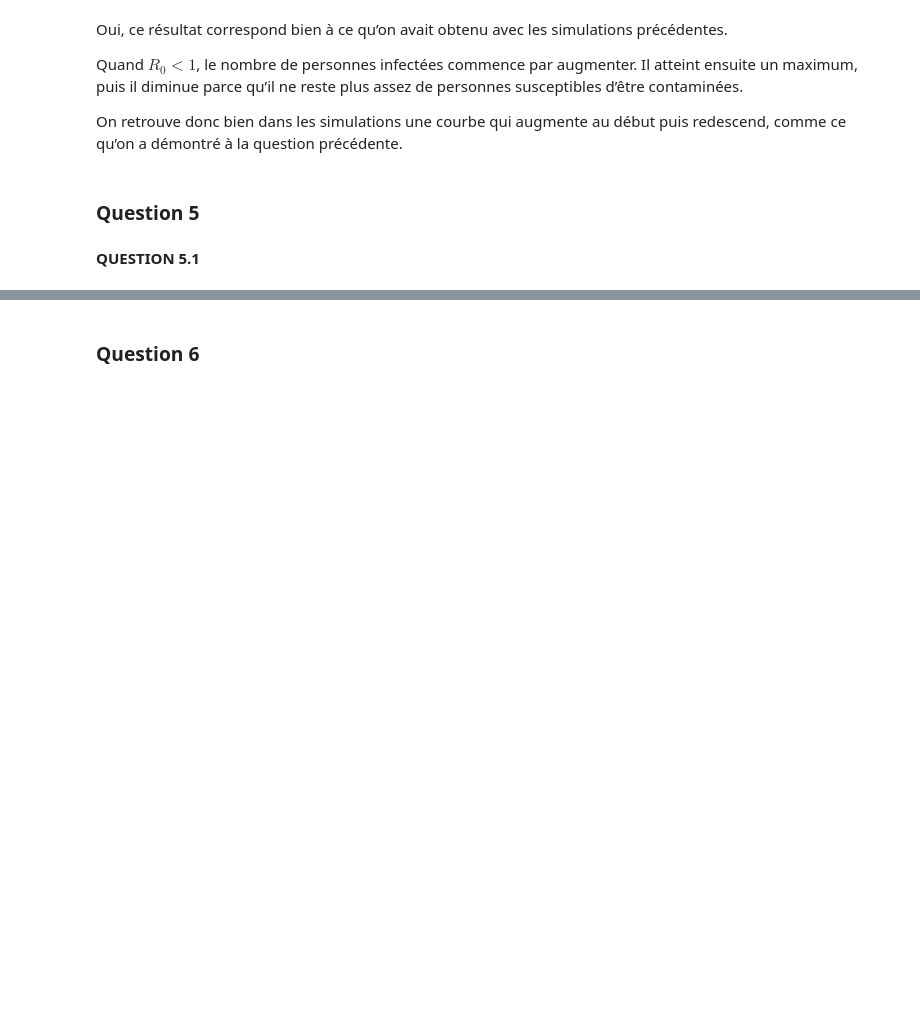
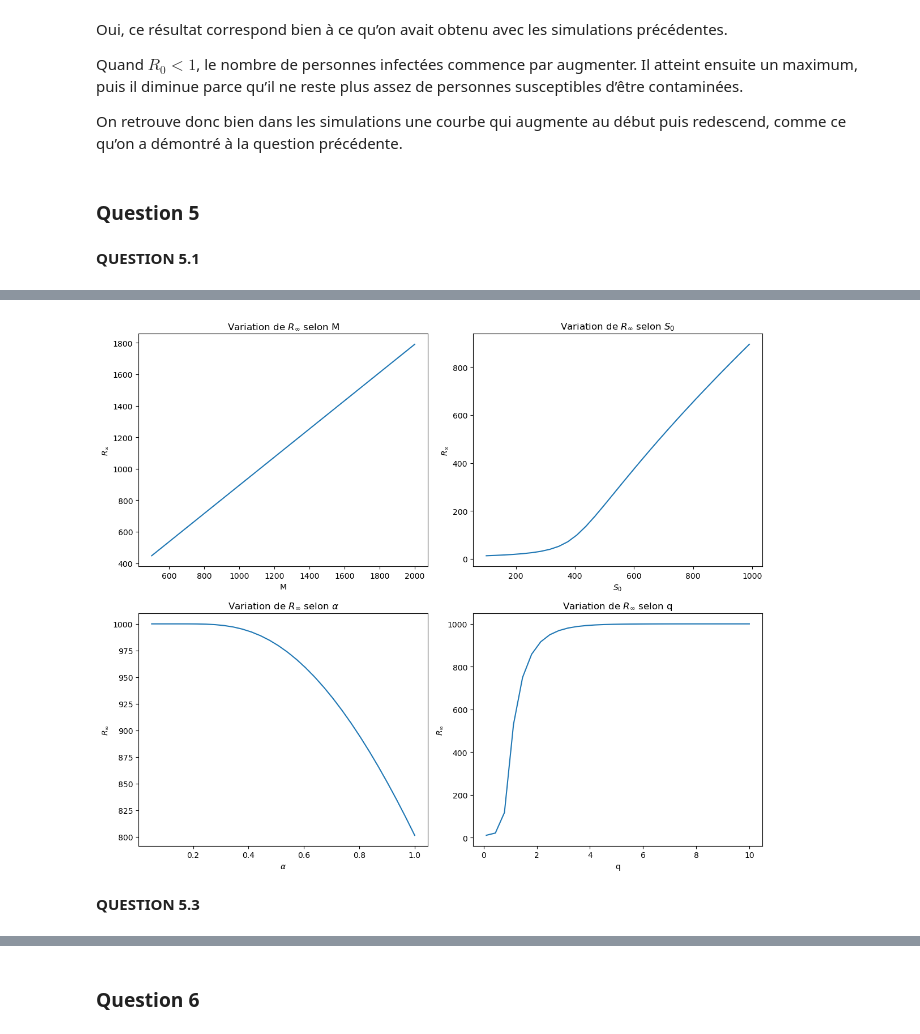
Before and after one commit to kenzalittlegenius/epidemic-propagation-model, a Jupyter notebook: DCC2_SIR_Model.ipynb, the cells around one changed output, grey strips where cells are left out. Drawn from its saved outputs; the diff is of its cells as text; code cells hidden in the pictures; blank space fills up the shorter version.

Commit message:
Update DCC2_SIR_Model.ipynb
question 5 fini

```diff
--- a/DCC2_SIR_Model.ipynb
+++ b/DCC2_SIR_Model.ipynb
@@ -714,0 +754,77 @@ def R_infini(M, S0, I0, q, alpha, T_init=50, facteur=2,
+# %%
+
+import numpy as np
+import matplotlib.pyplot as plt
+
+# Paramètres de départ
+M_ref = 1000
+S0_ref = 990
+I0_ref = 10
+q_ref = 2
+alpha_ref = 0.8
+
+fig, axes = plt.subplots(2, 2, figsize=(12, 10))
+
+
+# Variation de M
+valeurs_M = np.linspace(500, 2000, 30)
+
+valeurs_R = [
+    R_infini(M, 0.99 * M, 0.01 * M, q_ref, alpha_ref)
+    for M in valeurs_M
+]
+
+axes[0, 0].plot(valeurs_M, valeurs_R)
+axes[0, 0].set_xlabel("M")
+axes[0, 0].set_ylabel("$R_\\infty$")
+axes[0, 0].set_title("Variation de $R_\\infty$ selon M")
+
+
+# Variation de S0
+valeurs_S0 = np.linspace(100, 990, 30)
+
+valeurs_R = [
+    R_infini(M_ref, S0, I0_ref, q_ref, alpha_ref)
+    for S0 in valeurs_S0
+]
+
+axes[0, 1].plot(valeurs_S0, valeurs_R)
+axes[0, 1].set_xlabel("$S_0$")
+axes[0, 1].set_ylabel("$R_\\infty$")
+axes[0, 1].set_title("Variation de $R_\\infty$ selon $S_0$")
+
+
+# Variation de alpha
+valeurs_alpha = np.linspace(0.05, 1, 30)
+
+valeurs_R = [
+    R_infini(M_ref, S0_ref, I0_ref, q_ref, alpha)
+    for alpha in valeurs_alpha
+]
+
+axes[1, 0].plot(valeurs_alpha, valeurs_R)
+axes[1, 0].set_xlabel("$\\alpha$")
+axes[1, 0].set_ylabel("$R_\\infty$")
+axes[1, 0].set_title("Variation de $R_\\infty$ selon $\\alpha$")
+
+
+# Variation de q
+valeurs_q = np.linspace(0.1, 10, 30)
+
+valeurs_R = [
+    R_infini(M_ref, S0_ref, I0_ref, q, alpha_ref)
+    for q in valeurs_q
+]
+
+axes[1, 1].plot(valeurs_q, valeurs_R)
+axes[1, 1].set_xlabel("q")
+axes[1, 1].set_ylabel("$R_\\infty$")
+axes[1, 1].set_title("Variation de $R_\\infty$ selon q")
+
+
+plt.tight_layout()
+plt.show()
+# %% [output]
+[figure, added]
+# %% [markdown]
+**QUESTION 5.3**
```
Also changed, not shown: parts of 9 cells of this notebook.
